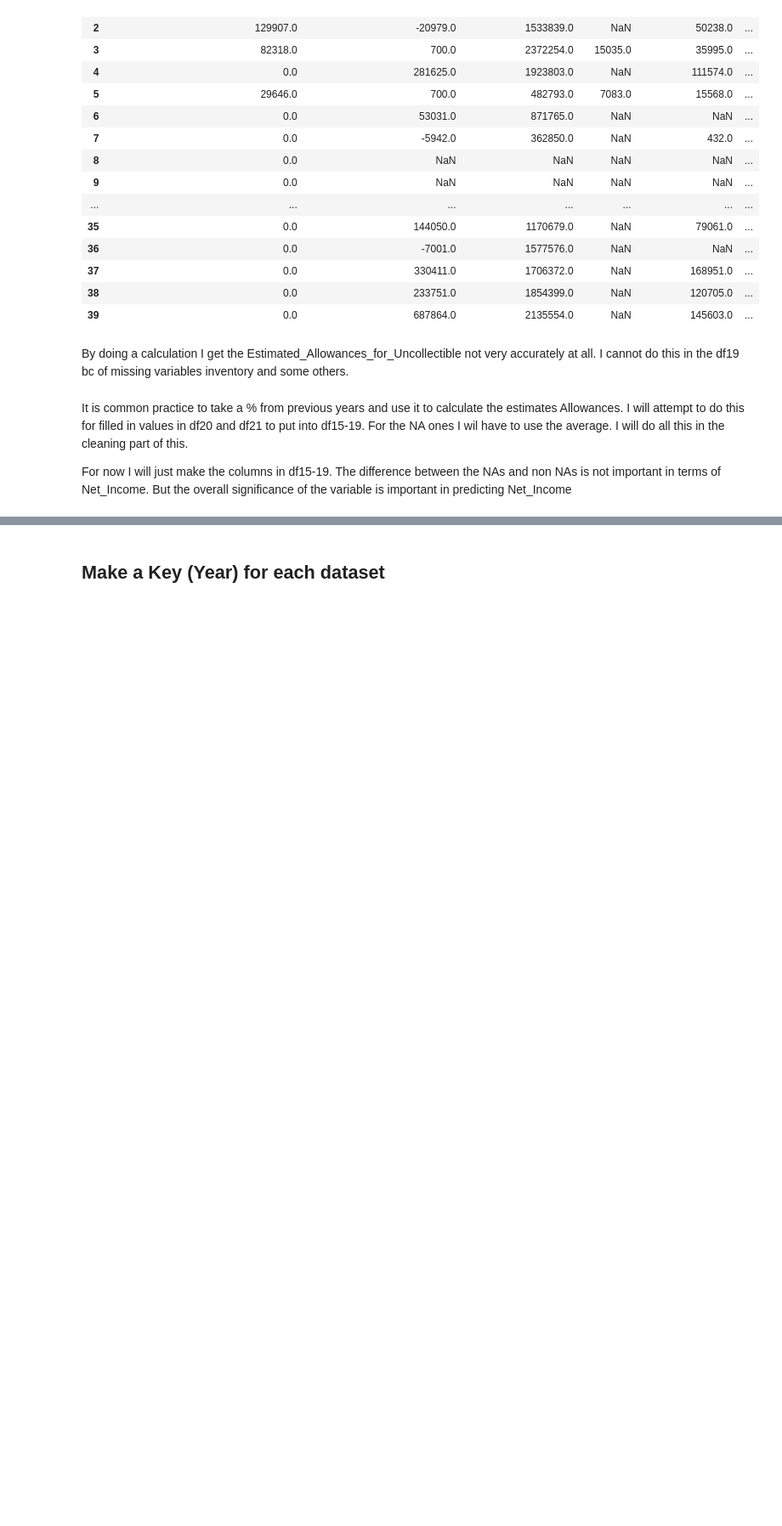
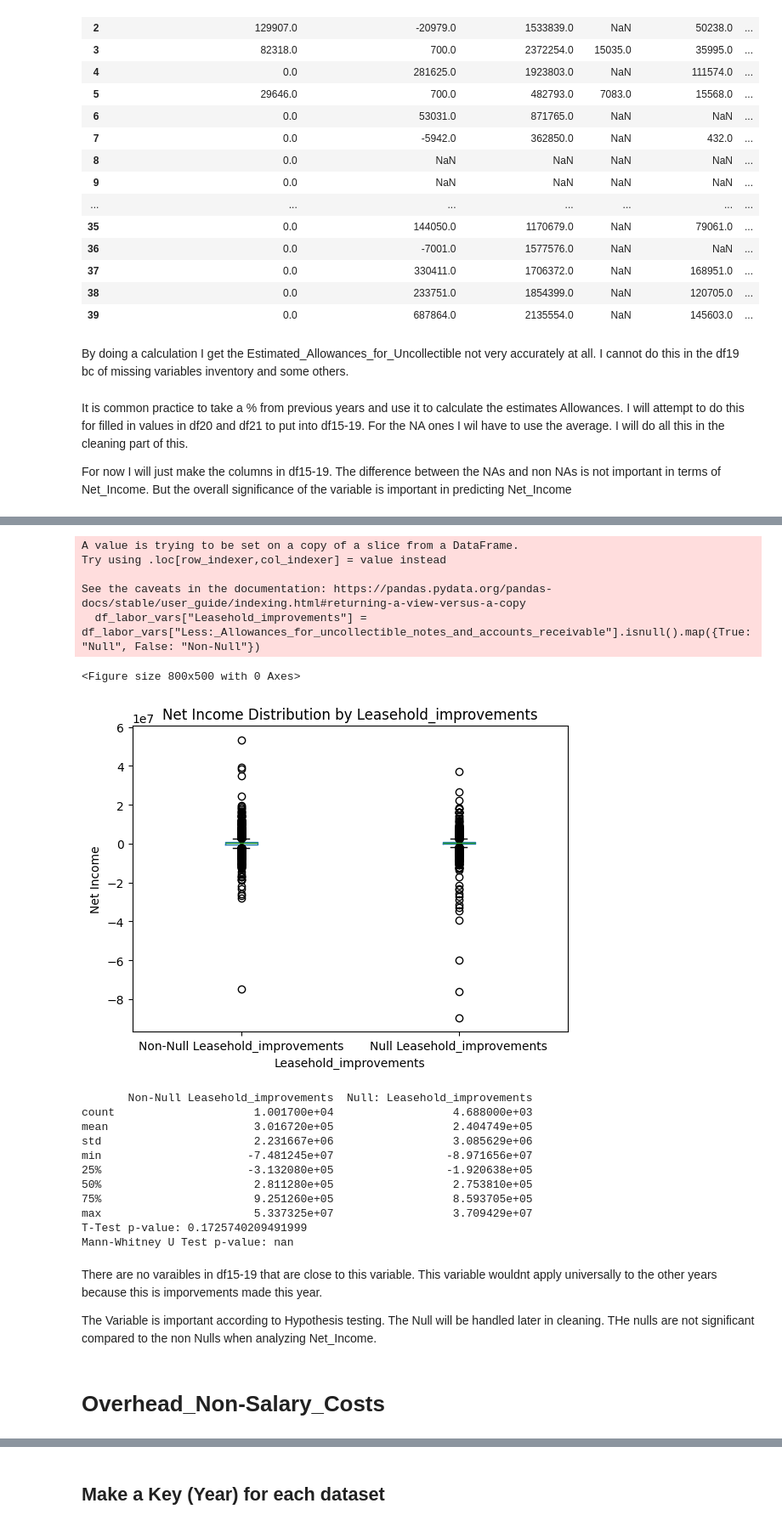
Before and after one commit to lhperreault/Invest_in_retirement_homes-, a Jupyter notebook: ETL_Cost_1.ipynb, the cells around one changed output, grey strips where cells are left out. Shown at 85% size. Cells and saved outputs as stored; diff of their text form; code cells hidden in the pictures; blank space fills up the shorter version.

```diff
--- a/ETL_Cost_1.ipynb
+++ b/ETL_Cost_1.ipynb
@@ -951,7 +969,8 @@ selected_columns = [
     "Total_fixed_Assets",
     "Total_liabilities",
     "Total_Income",
-    "Net_Income"
+    "Net_Income",
+    "Leasehold_improvements"
 ]
 
 df_selected = df20_cleaned[selected_columns]
@@ -1155,0 +1236,66 @@ df19['Less:_Allowances_for_uncollectible_notes_and_accounts_receivable'] = np.na
+# %%
+import matplotlib.pyplot as plt
+
+# Create a new column for grouping
+df_labor_vars["Leasehold_improvements"] = df_labor_vars["Less:_Allowances_for_uncollectible_notes_and_accounts_receivable"].isnull().map({True: "Null", False: "Non-Null"})
+
+# Generate the boxplot
+plt.figure(figsize=(8, 5))
+df_labor_vars.boxplot(column="Net_Income", by="Leasehold_improvements", grid=False)
+
+# Adjust labels and title
+plt.title("Net Income Distribution by Leasehold_improvements")
+plt.suptitle("")
+plt.xlabel("Leasehold_improvements")
+plt.ylabel("Net Income")
+plt.xticks(ticks=[1, 2], labels=["Non-Null Leasehold_improvements", "Null Leasehold_improvements"])
+
+plt.show()
+
+# Separate data into two groups: with and without Contract_Labor
+df_non_null = df_labor_vars[df_labor_vars["Less:_Allowances_for_uncollectible_notes_and_accounts_receivable"].notnull()]
+df_null = df_labor_vars[df_labor_vars["Less:_Allowances_for_uncollectible_notes_and_accounts_receivable"].isnull()]
+
+# Calculate summary statistics for Net_Income
+summary_stats = pd.DataFrame({
+    "Non-Null Leasehold_improvements": df_non_null["Net_Income"].describe(),
+    "Null: Leasehold_improvements": df_null["Net_Income"].describe()
+})
+
+print(summary_stats)
+
+from scipy.stats import ttest_ind, mannwhitneyu
+
+# Perform independent t-test (assumes normal distribution)
+t_stat, p_value = ttest_ind(df_non_null["Net_Income"], df_null["Net_Income"], nan_policy='omit')
+
+# Perform Mann-Whitney U test (non-parametric)
+u_stat, p_value_mwu = mannwhitneyu(df_non_null["Net_Income"], df_null["Net_Income"], alternative='two-sided')
+
+print(f"T-Test p-value: {p_value}")
+print(f"Mann-Whitney U Test p-value: {p_value_mwu}")
+# %% [output]
+A value is trying to be set on a copy of a slice from a DataFrame.
+Try using .loc[row_indexer,col_indexer] = value instead
+
+See the caveats in the documentation: https://pandas.pydata.org/pandas-docs/stable/user_guide/indexing.html#returning-a-view-versus-a-copy
+  df_labor_vars["Leasehold_improvements"] = df_labor_vars["Less:_Allowances_for_uncollectible_notes_and_accounts_receivable"].isnull().map({True: "Null", False: "Non-Null"})
+<Figure size 800x500 with 0 Axes>
+[figure, added]
+       Non-Null Leasehold_improvements  Null: Leasehold_improvements
+count                     1.001700e+04                  4.688000e+03
+mean                      3.016720e+05                  2.404749e+05
+std                       2.231667e+06                  3.085629e+06
+min                      -7.481245e+07                 -8.971656e+07
+25%                      -3.132080e+05                 -1.920638e+05
+50%                       2.811280e+05                  2.753810e+05
+75%                       9.251260e+05                  8.593705e+05
+max                       5.337325e+07                  3.709429e+07
+T-Test p-value: 0.1725740209491999
+Mann-Whitney U Test p-value: nan
+# %% [markdown]
+There are no varaibles in df15-19 that are close to this variable. This variable wouldnt apply universally to the other years because this is imporvements made this year.
+
+The Variable is important according to Hypothesis testing. The Null will be handled later in cleaning. THe nulls are not significant compared to the non Nulls when analyzing Net_Income.
+# %% [markdown]
+# Overhead_Non-Salary_Costs
```
Also changed, not shown: parts of 46 cells of this notebook.
